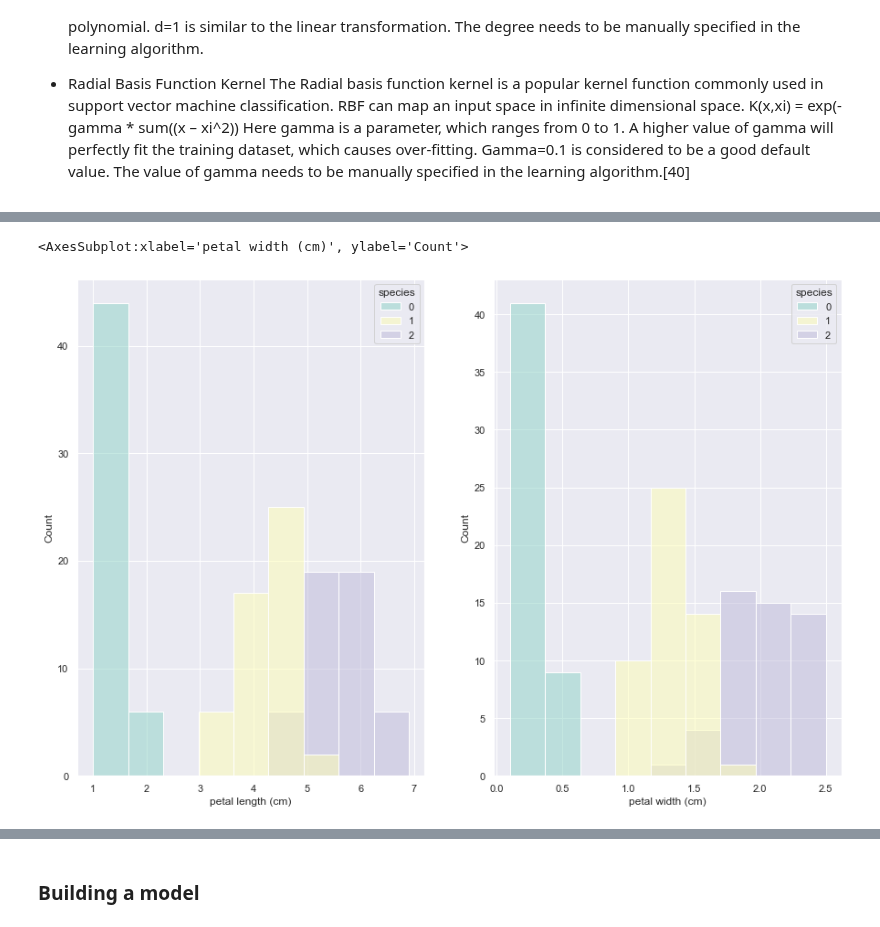
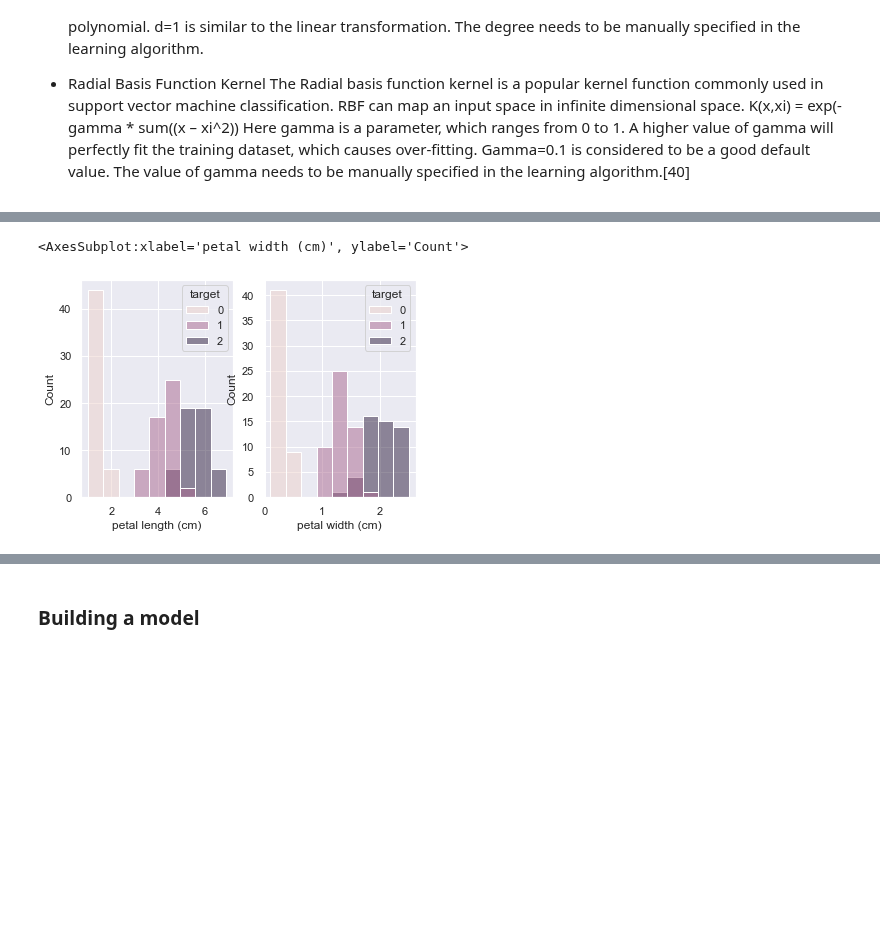
Before and after one commit to kmcd14/MLandStats-assessment, a Jupyter notebook: scikit-learn.ipynb, the cells around one changed output, grey strips where cells are left out. Cells and saved outputs as stored; diff of their text form; code cells hidden in the pictures; blank space fills up the shorter version.

Commit message:
more formatting, editing and adding code comments, cleaning up some plots and code, updating dataset folder

```diff
--- a/scikit-learn.ipynb
+++ b/scikit-learn.ipynb
@@ -1295,4 +1343,6 @@ To highlight its ease of use for anyone, scikit-learn contains some standard dat
 # %%
+# Importing dataset from datasets module
+from sklearn.datasets import load_iris
 
-from sklearn import datasets
-iris = datasets.load_iris()
+# Loading data
+iris = load_iris()
@@ -1299,6 +1351,6 @@ iris = datasets.load_iris()
 # %%
-# Read the DataFrame, first using the feature data
-df = pd.DataFrame(iris['data'], columns=iris['feature_names'])
+# Create a dataframe
+df = pd.DataFrame(iris.data, columns = iris.feature_names)
 
-# Renaming the target column as species
-df['species'] = iris['target']
+# Setting the target column
+df['target'] = iris.target
@@ -1399,13 +1488,13 @@ Text(0.5, 1.0, 'Number of Occurances')
 # %%
 figure, axes = plt.subplots(1, 2)
 
-# nrows, ncols, the first plot
 
-sns.histplot(df, x='petal length (cm)', hue='species', palette='Set3', kde=False, ax=axes[0])
-# nrows, ncols, the second plot
+# Generating a histogram for the first plot
+sns.histplot(df, x='petal length (cm)', hue='target', kde=False, ax=axes[0])
 
-#plt.subplot(1,2,2)
-sns.histplot(df, x='petal width (cm)', hue='species', palette='Set3', kde=False, ax=axes[1])
+
+# Generating a histogram for the second plot
+sns.histplot(df, x='petal width (cm)', hue='target', kde=False, ax=axes[1])
 # %% [output]
 <AxesSubplot:xlabel='petal width (cm)', ylabel='Count'>
-[figure, old version]
+[figure, new version]
```
Also changed, not shown: parts of 214 cells of this notebook, 2 other files.
